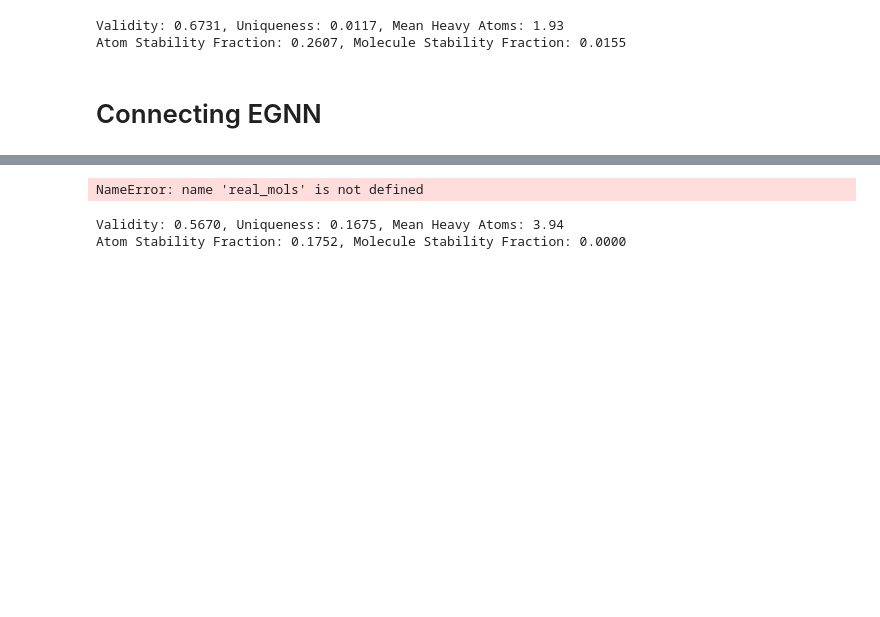
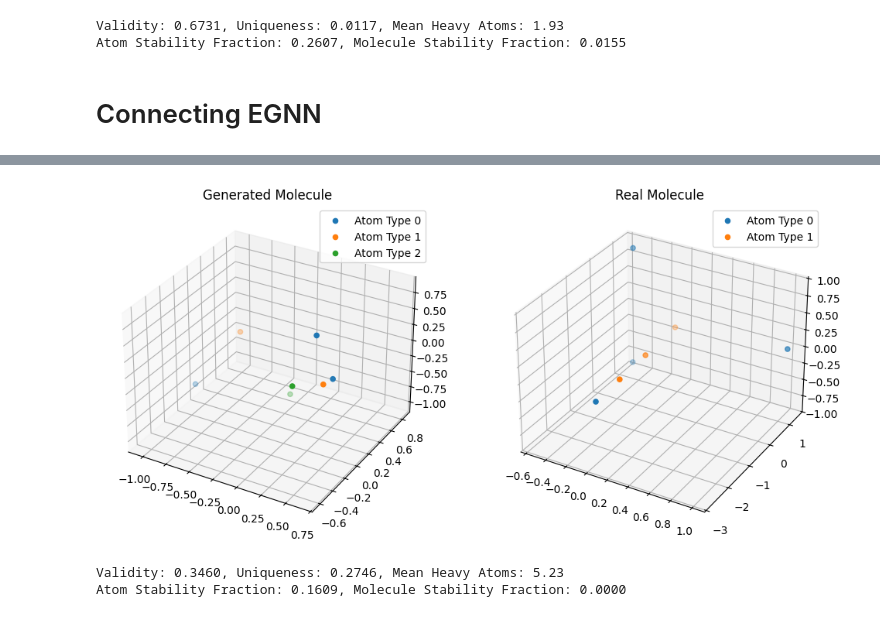
Before and after one commit to edovergna/equi-drifting, a Jupyter notebook: notebooks/aligned_loss.ipynb, the cells around one changed output, grey strips where cells are left out. Cells and saved outputs as stored; diff of their text form; code cells hidden in the pictures; blank space fills up the shorter version.

```diff
--- a/notebooks/aligned_loss.ipynb
+++ b/notebooks/aligned_loss.ipynb
@@ -1723,15 +1723,15 @@ NUM_ATOMS = 7
 NUM_ATOM_TYPES = 5
 NUM_BLOCKS = 5
 HIDDEN_NF = 256
-TANH_COORD_UPDATES = False
+TANH_COORD_UPDATES = True
 ATTENTION = True
 AGGR_TYPE = "sum"
 
 NUM_GEN = 20
 NUM_ITERS = 7500
 LR = 1e-5
-P_ETA = 0.5
-T_ETA = 0.7
+P_ETA = 0.3
+T_ETA = 0.5
 
 model = EGNN(
     num_atom_types=NUM_ATOM_TYPES,
@@ -1750,20 +1750,20 @@ for offset in range(NUM_GEN):
     edge_index_list.append(offset_edge_index)
 dense_edge_index = torch.cat(edge_index_list, dim=1)
 
-posit_sigma = 4.0
+posit_sigma = 6.0
 loss_list = []
 
 for iter in range(NUM_ITERS):
     optimizer.zero_grad()
     idx = torch.randint(0, NOISE_BANK_SIZE, (NUM_GEN, ))
-    # pos_noise = torch.randn((NUM_ATOMS*NUM_GEN, 3))
-    # # pos_noise = pos_noise - pos_noise.mean(dim=0)
-    # type_noise = torch.randn((NUM_ATOMS*NUM_GEN, NUM_ATOM_TYPES))
+    pos_noise = torch.randn((NUM_ATOMS*NUM_GEN, 3))
+    pos_noise = pos_noise - pos_noise.mean(dim=0)
+    type_noise = torch.randn((NUM_ATOMS*NUM_GEN, NUM_ATOM_TYPES))
 
-    pos_noise = pos_noise_bank[idx]
-    type_noise = type_noise_bank[idx]
-    pos_noise = pos_noise.reshape(NUM_GEN*NUM_ATOMS, 3)
-    type_noise = type_noise.reshape(NUM_GEN*NUM_ATOMS, 5)
+    # pos_noise = pos_noise_bank[idx]
+    # type_noise = type_noise_bank[idx]
+    # pos_noise = pos_noise.reshape(NUM_GEN*NUM_ATOMS, 3)
+    # type_noise = type_noise.reshape(NUM_GEN*NUM_ATOMS, 5)
 
     gen_pos, gen_types = model(pos_noise, type_noise, dense_edge_index)
 
@@ -1818,6 +1833,6 @@ mean_abs_grad=0.000800, total_grad_norm=5.904463, mean_euclidean_distance=0.0182
 KeyboardInterrupt:
 # %%
-dense_edge_index = real_mols[7].dense_edge_index
+dense_edge_index = real_mols[8].dense_edge_index
 edge_index_list = []
 for offset in range(NUM_GEN):
     offset_edge_index = dense_edge_index + offset * NUM_ATOMS
@@ -1829,36 +1844,36 @@ pos_noise = torch.randn((NUM_ATOMS*NUM_GEN, 3))
 pos_noise = pos_noise - pos_noise.mean(dim=0)
 type_noise = torch.randn((NUM_ATOMS*NUM_GEN, NUM_ATOM_TYPES))
 
 gen_pos, gen_types = model(pos_noise, type_noise, dense_edge_index)
 
 gen_types = gen_types.reshape(NUM_GEN, NUM_ATOMS, NUM_ATOM_TYPES)
 gen_pos = gen_pos.reshape(NUM_GEN, NUM_ATOMS, 3)
 gen_pos = gen_pos - gen_pos.mean(dim=1, keepdim=True)
 
 gen_types_prob = F.softmax(gen_types, dim=-1)
 gen_types_sphere = probs_to_sphere(gen_types_prob, eps=1e-8)
 gen_types_prob = sphere_to_probs(gen_types_sphere, eps=1e-8)
 
 gen_types_argmax = gen_types_prob.argmax(dim=-1).float()
 real_types_argmax = real_types.argmax(dim=-1).float()
 
 # print(real_types_argmax)
 # print(gen_types_argmax)
 
 INDEX_GEN_MOL = 0
 
 %matplotlib inline
 visualize_both_molecules_with_atom_types(
     gen_pos,
     gen_types_argmax,
     real_positions,
     real_types_argmax,
     INDEX_GEN_MOL,
 )
 # %% [output]
-NameError: name 'real_mols' is not defined
+[figure, added]
 # %%
 evaluate_generated_molecules(gen_pos, gen_types_prob)
 # %% [output]
-Validity: 0.5670, Uniqueness: 0.1675, Mean Heavy Atoms: 3.94
-Atom Stability Fraction: 0.1752, Molecule Stability Fraction: 0.0000
+Validity: 0.3460, Uniqueness: 0.2746, Mean Heavy Atoms: 5.23
+Atom Stability Fraction: 0.1609, Molecule Stability Fraction: 0.0000
```
Also changed, not shown: parts of 1 cell of this notebook, 1 other file.
